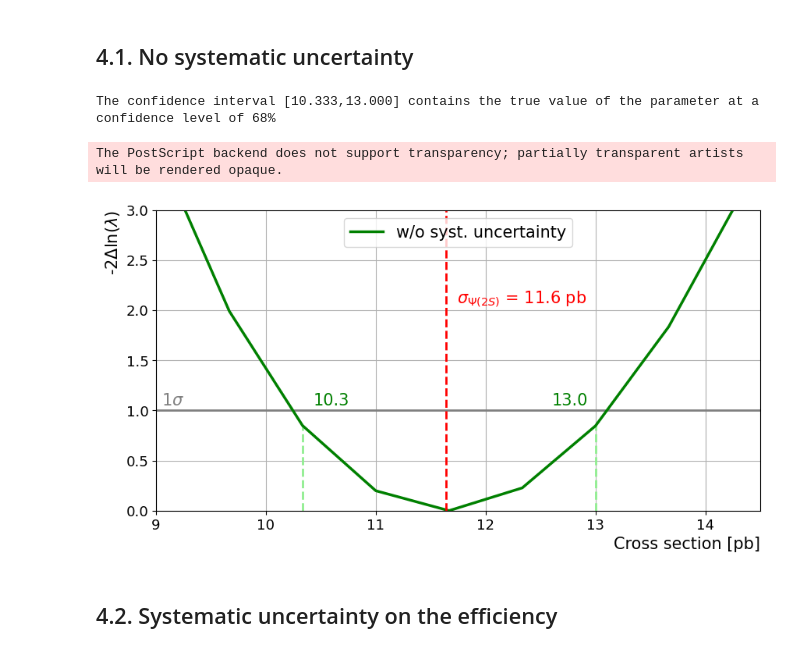
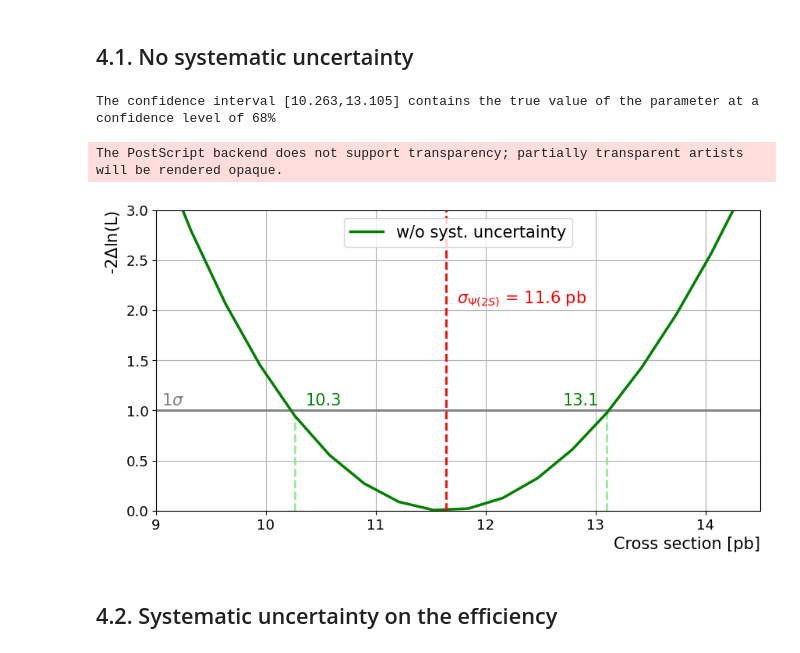
Before and after one commit to Matteo-Bellino/SMATEP_Project, a Jupyter notebook: Psi2S_RadanoBellino.ipynb, the cells around one changed output. Drawn from its saved outputs; the diff is of its cells as text; code cells hidden in the pictures.

```diff
--- a/Psi2S_RadanoBellino.ipynb
+++ b/Psi2S_RadanoBellino.ipynb
@@ -631,7 +635,7 @@ plt.show()
 # %% [markdown]
 ## 4.1. No systematic uncertainty
 # %%
-NLL_size = 10
+NLL_size = 20
 xs_values = np.linspace(9,15,NLL_size)
 NLL_values = np.zeros(NLL_size)
 
@@ -654,36 +658,36 @@ xs_temporary = xs_values[NLL_variation<1]
 xs_interval = [np.min(xs_temporary), np.max(xs_temporary)]
 print(f"The confidence interval [{xs_interval[0]:.3f},{xs_interval[1]:.3f}] contains the true value of the parameter at a confidence level of 68%")
 # %% [output]
-The confidence interval [10.333,13.000] contains the true value of the parameter at a confidence level of 68%
+The confidence interval [10.263,13.105] contains the true value of the parameter at a confidence level of 68%
 # %%
 # Displaying the results
 plt.figure(figsize=(10,5))
 plt.plot(xs_values, np.ones(NLL_size), color='grey', linewidth=2)
 plt.text(9.05,1.05, "$1\sigma$", color='gray', fontsize = fs) #this line does not work for some reason
 
 plt.plot([xs_interval[0], xs_interval[0]], [0, NLL_variation[NLL_variation<1][0]], color='lightgreen', linestyle = "--", linewidth=2)
 plt.plot([xs_interval[1], xs_interval[1]], [0, NLL_variation[NLL_variation<1][-1]],color='lightgreen', linestyle = "--", linewidth=2)
 
 plt.plot(xs_values, NLL_variation, color = 'green', label='w/o syst. uncertainty', linewidth=2.5)
 plt.axvline(result_xs_psi2s, color='red', linestyle = "--", linewidth=2)
 #plt.title('Confidence interval (likelihood ratio method)', fontsize = fs)
 plt.xlabel('Cross section [pb]', fontsize = fs, loc = "right")
-plt.ylabel('-2$\\Delta$ln($\lambda$)', fontsize = fs, loc = "top")
+plt.ylabel('-2$\\Delta$ln(L)', fontsize = fs, loc = "top")
 plt.grid()
 plt.tick_params(axis='both', labelsize=tfs)
 plt.ylim([0.,3.])
 plt.xlim([9.,14.5])
 plt.text(xs_interval[0]+0.1,1.05, f'{xs_interval[0]:.1f}', color='green', fontsize = fs)
 plt.text(xs_interval[1]-0.4,1.05, f'{xs_interval[1]:.1f}', color='green', fontsize = fs)
 plt.text(result_xs_psi2s+0.1,2.07, "$\sigma_{\Psi(2S)}$"+f" = {result.values[2]:.1f} pb", color='red', fontsize = fs)
 plt.legend(fontsize = fs, loc='upper center')
 
 plt.savefig("no_sys_LR.png")
 plt.savefig("no_sys_LR.eps")
 plt.show()
 # %% [output]
 The PostScript backend does not support transparency; partially transparent artists will be rendered opaque.
-[figure, old version]
+[figure, new version]
 # %% [markdown]
 ## 4.2. Systematic uncertainty on the efficiency
 # %%
```
Also changed, not shown: parts of 6 cells of this notebook.
